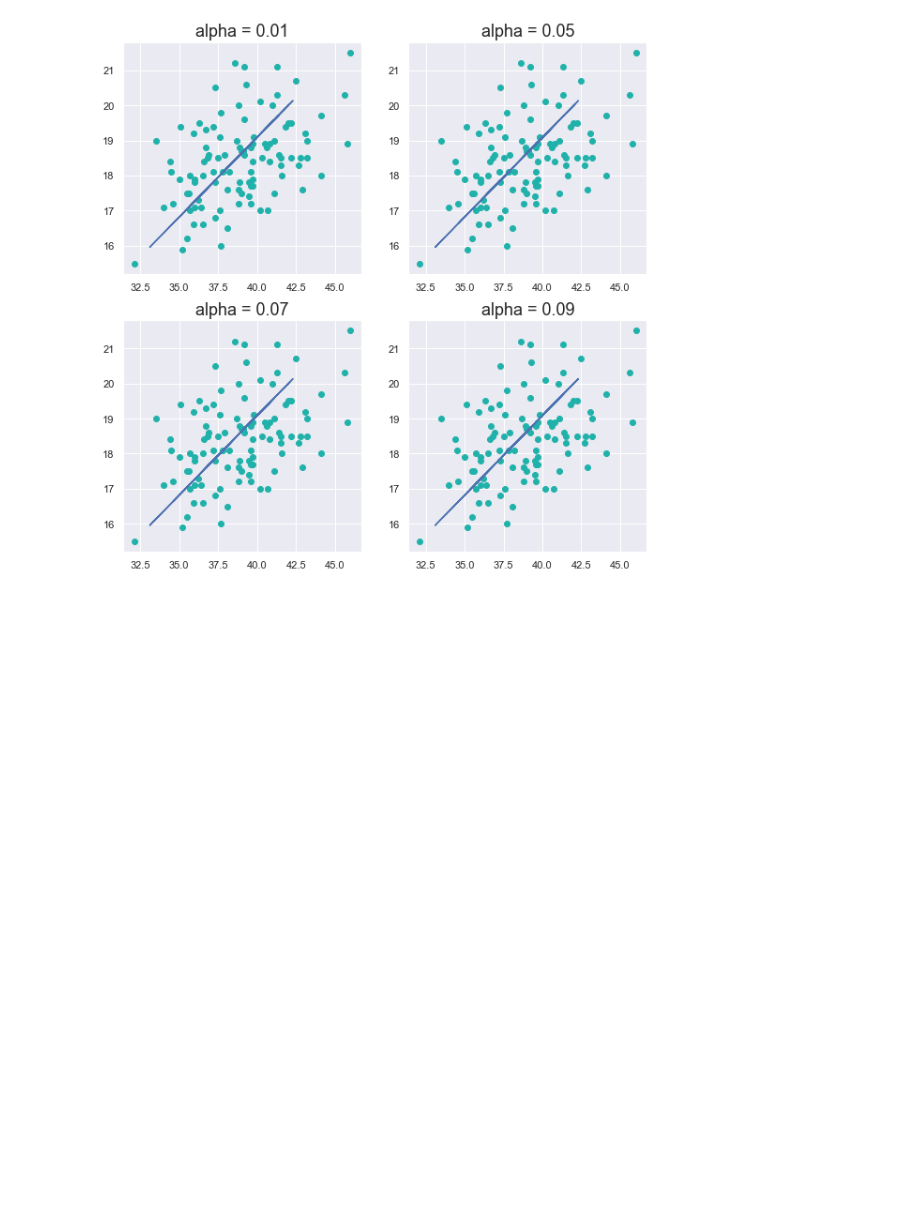
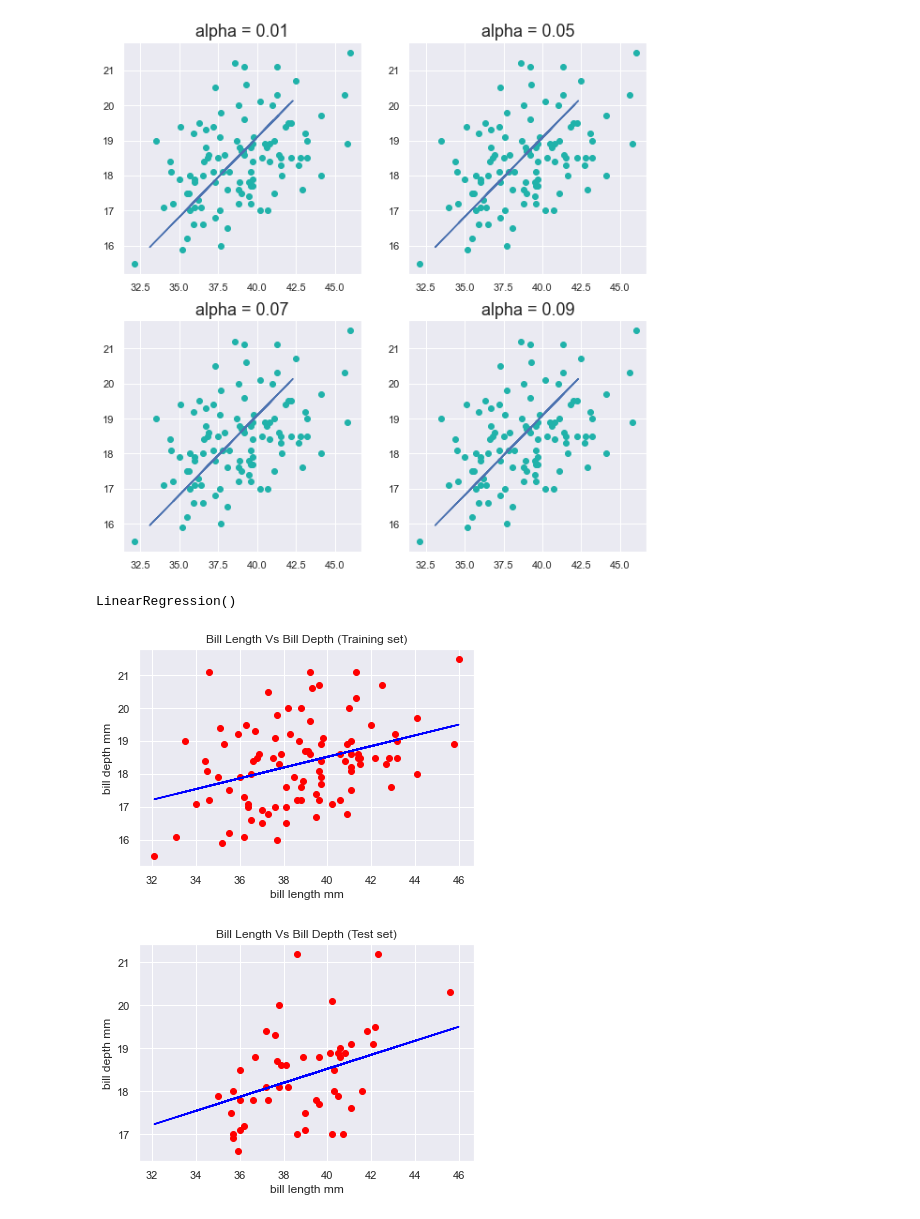
Before and after one commit to alinaali/Data_Science_and_Machine_Learning, a Jupyter notebook: Supervised Learning/Linear_Regression/Linear_Regression.ipynb, the cells around one changed output. Cells and saved outputs as stored; diff of their text form; code cells hidden in the pictures; blank space fills up the shorter version.

```diff
--- a/Supervised Learning/Linear_Regression/Linear_Regression.ipynb
+++ b/Supervised Learning/Linear_Regression/Linear_Regression.ipynb
@@ -197,3 +192,36 @@ for ax, alpha in zip(axs.flat, alphas):
     ax.set_title(f"alpha = {alpha}", fontsize = 18)
 # %% [output]
 [figure]
+# %%
+
+# Splitting the dataset into the Training set and Test set
+from sklearn.model_selection import train_test_split
+X_train, X_test, y_train, y_test = train_test_split(X, y, test_size=1/3, random_state=0)
+# %%
+# Fitting Simple Linear Regression to the Training set
+from sklearn.linear_model import LinearRegression
+regressor = LinearRegression()
+regressor.fit(X_train, y_train)
+# %% [output]
+LinearRegression()
+# %%
+# Visualizing the Training set results
+viz_train = plt
+viz_train.scatter(X_train, y_train, color='red')
+viz_train.plot(X_train, regressor.predict(X_train), color='blue')
+viz_train.title('Bill Length Vs Bill Depth (Training set)')
+viz_train.xlabel('bill length mm')
+viz_train.ylabel('bill depth mm')
+viz_train.show()
+
+# Visualizing the Test set results
+viz_test = plt
+viz_test.scatter(X_test, y_test, color='red')
+viz_test.plot(X_train, regressor.predict(X_train), color='blue')
+viz_test.title('Bill Length Vs Bill Depth (Test set)')
+viz_test.xlabel('bill length mm')
+viz_test.ylabel('bill depth mm')
+viz_test.show()
+# %% [output]
+[figure, added]
+[figure, added]
```
Also changed, not shown: parts of 8 cells of this notebook.
